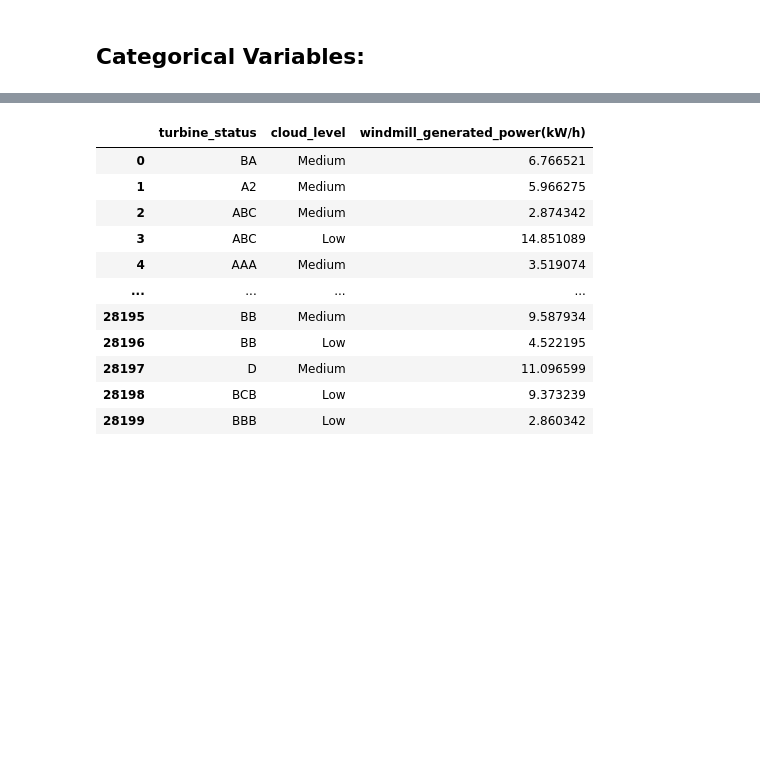
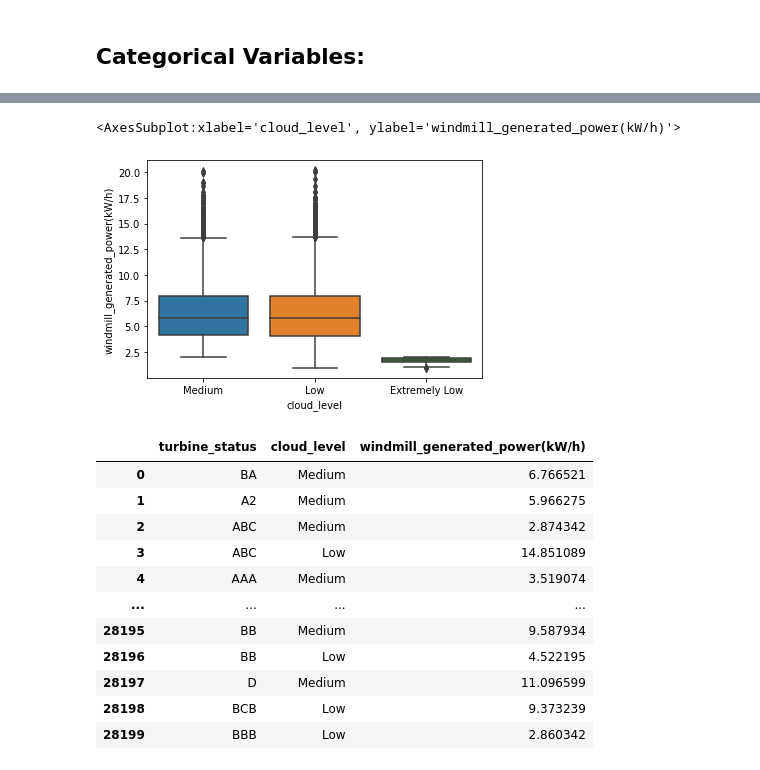
Before and after one commit to utshabkg/ML_Competition-AND-Practice, a Jupyter notebook: Competition/HackerEarth A Fine Windy Day/exporatory_data_analysis.ipynb, the cells around one changed output, grey strips where cells are left out. Drawn from its saved outputs; the diff is of its cells as text; code cells hidden in the pictures; blank space fills up the shorter version.

```diff
--- a/Competition/HackerEarth A Fine Windy Day/exporatory_data_analysis.ipynb
+++ b/Competition/HackerEarth A Fine Windy Day/exporatory_data_analysis.ipynb
@@ -235 +222,6 @@ pearson_p_final
+# %%
+sns.boxplot(train['cloud_level'], train[wind])
+# %% [output]
+<AxesSubplot:xlabel='cloud_level', ylabel='windmill_generated_power(kW/h)'>
+[figure, added]
 # %%
```
Also changed, not shown: parts of 33 cells of this notebook, 1 other file.
